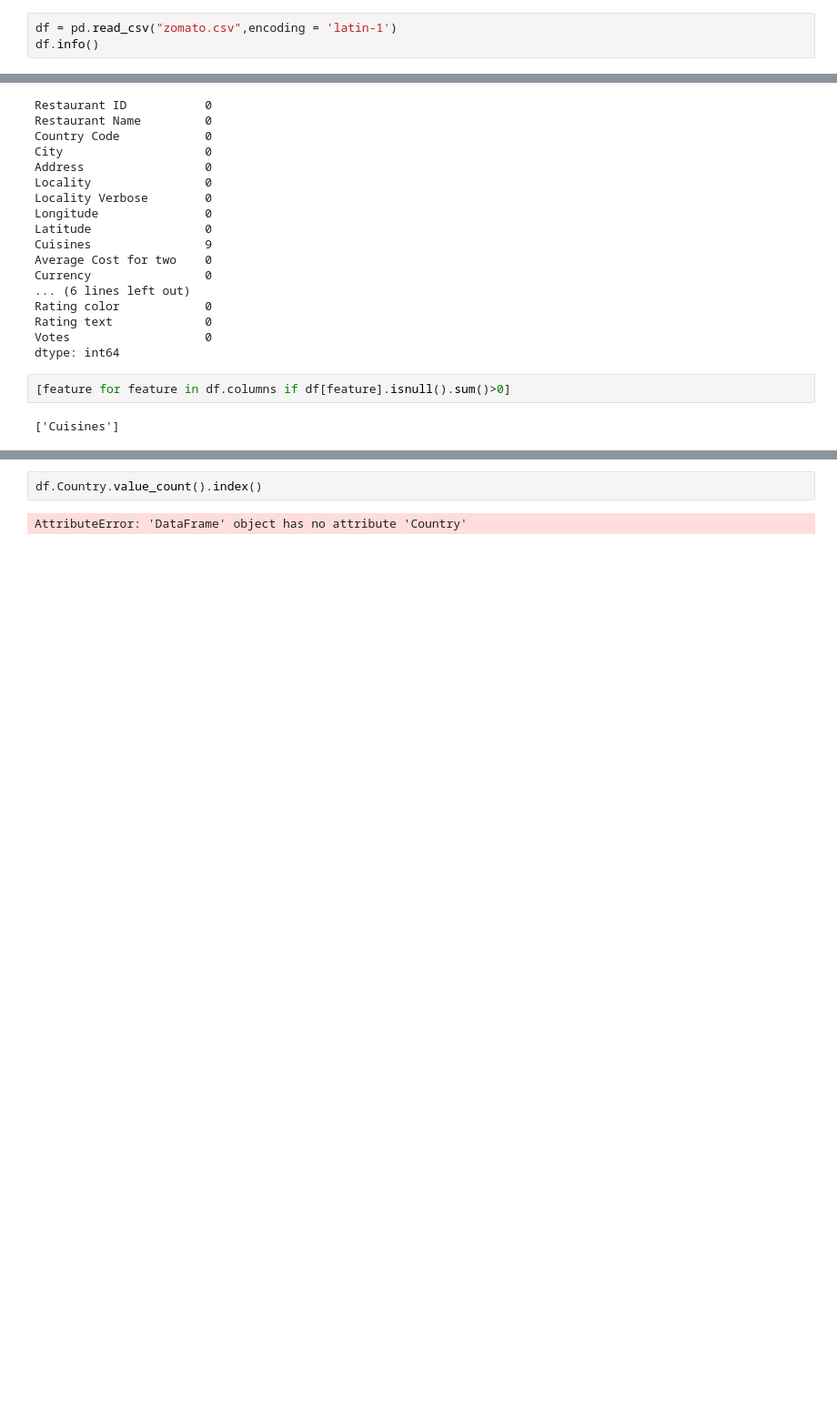
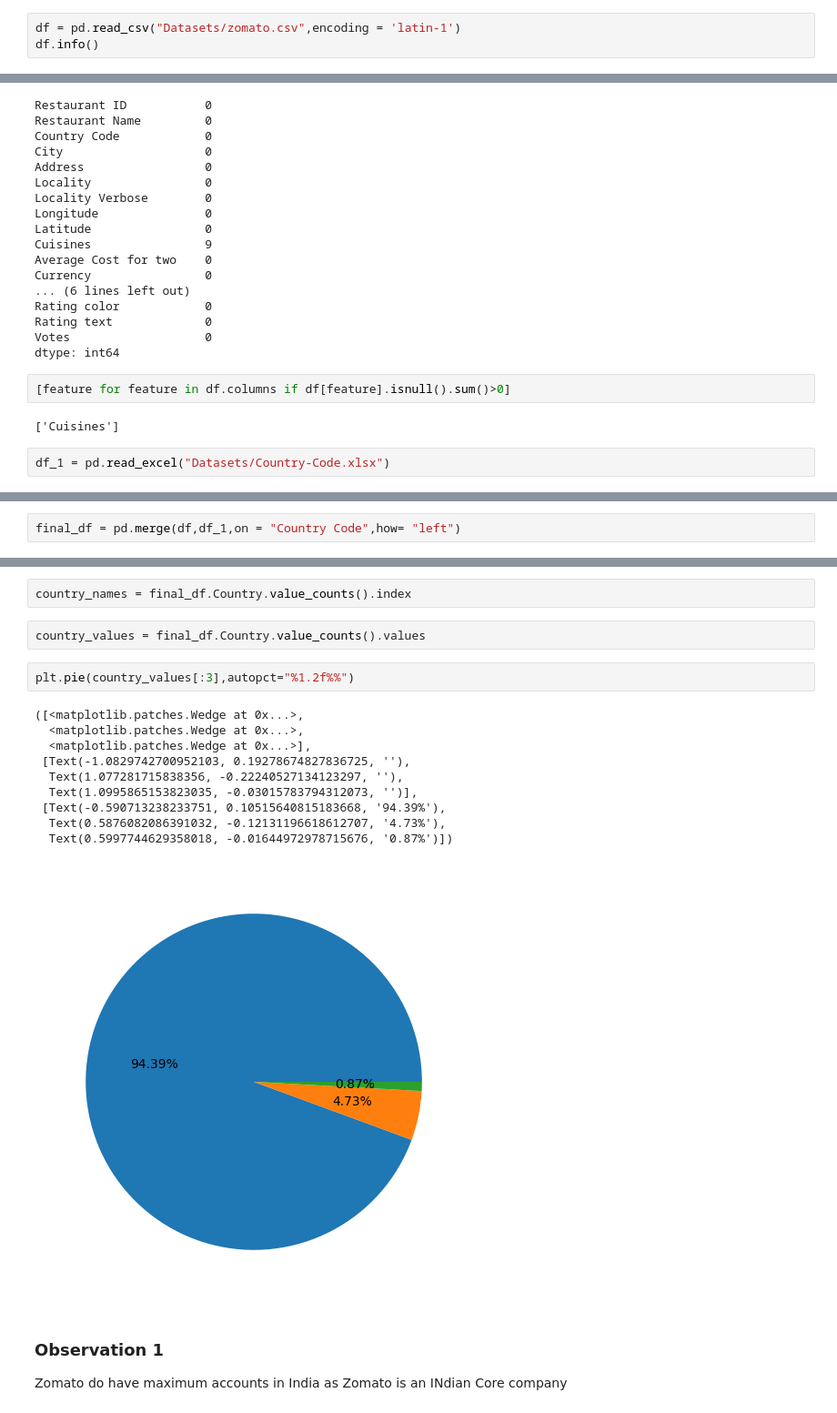
Before and after one commit to tanujsaini05/Revise-ML, a Jupyter notebook: EDA&FE(Z).ipynb, the cells around one changed output, grey strips where cells are left out. Shown at 91% size. Drawn from its saved outputs; the diff is of its cells as text; blank space fills up the shorter version.

```diff
--- a/EDA&FE(Z).ipynb
+++ b/EDA&FE(Z).ipynb
@@ -4,7 +4,7 @@ import pandas as pd
 import seaborn as sns
 import matplotlib.pyplot as plt
 # %%
-df = pd.read_csv("zomato.csv",encoding = 'latin-1')
+df = pd.read_csv("Datasets/zomato.csv",encoding = 'latin-1')
 df.info()
 # %% [output]
 <class 'pandas.core.frame.DataFrame'>
@@ -60,3 +60,5 @@ dtype: int64
 [feature for feature in df.columns if df[feature].isnull().sum()>0]
 # %% [output]
 ['Cuisines']
+# %%
+df_1 = pd.read_excel("Datasets/Country-Code.xlsx")
@@ -62,0 +74,2 @@ dtype: int64
+# %%
+final_df = pd.merge(df,df_1,on = "Country Code",how= "left")
@@ -63,4 +116,21 @@ dtype: int64
 # %%
-df.Country.value_count().index()
+country_names = final_df.Country.value_counts().index
-# %% [output]
-AttributeError: 'DataFrame' object has no attribute 'Country'
+# %%
+country_values = final_df.Country.value_counts().values
+# %%
+plt.pie(country_values[:3],autopct="%1.2f%%")
+# %% [output]
+([<matplotlib.patches.Wedge at 0x...>,
+  <matplotlib.patches.Wedge at 0x...>,
+  <matplotlib.patches.Wedge at 0x...>],
+ [Text(-1.0829742700952103, 0.19278674827836725, ''),
+  Text(1.077281715838356, -0.22240527134123297, ''),
+  Text(1.0995865153823035, -0.03015783794312073, '')],
+ [Text(-0.590713238233751, 0.10515640815183668, '94.39%'),
+  Text(0.5876082086391032, -0.12131196618612707, '4.73%'),
+  Text(0.5997744629358018, -0.01644972978715676, '0.87%')])
+[figure, added]
+# %% [markdown]
+### Observation 1
+
+Zomato do have maximum accounts in India as Zomato is an INdian Core company
```
Also changed, not shown: parts of 24 cells of this notebook, 6 other files.
